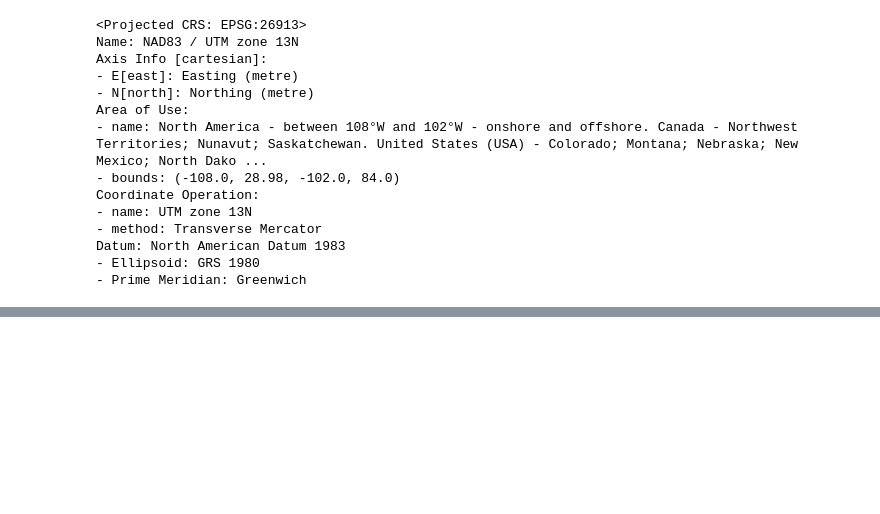
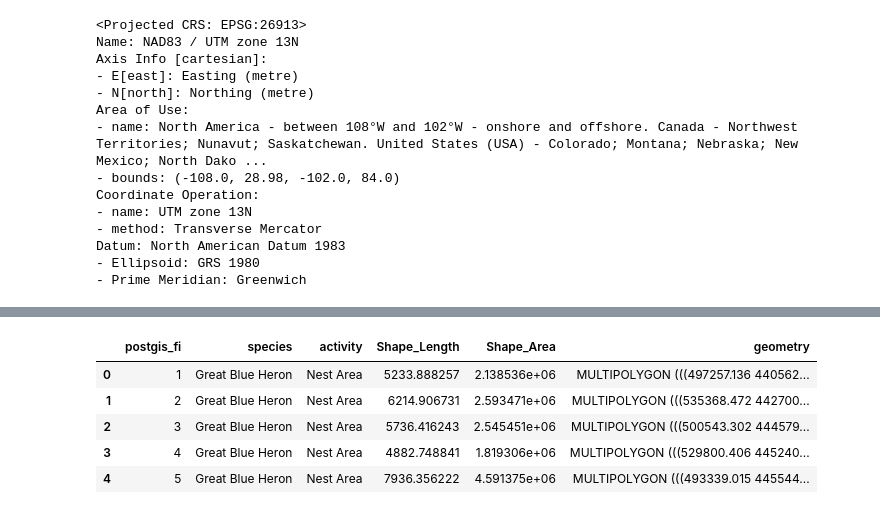
Before and after one commit to Ochwada/GeoAI-2023, a Jupyter notebook: Geospatial_DS_with_Python_GeoPandas/1_notebook.ipynb, the cells around one changed output, grey strips where cells are left out. Cells and saved outputs as stored; diff of their text form; code cells hidden in the pictures; blank space fills up the shorter version.

```diff
--- a/Geospatial_DS_with_Python_GeoPandas/1_notebook.ipynb
+++ b/Geospatial_DS_with_Python_GeoPandas/1_notebook.ipynb
@@ -112,0 +198,9 @@ plt.show()
+# %%
+gdb_heron.head()
+# %% [output]
+|  | postgis_fi | species | activity | Shape_Length | Shape_Area | geometry |
+| 0 | 1 | Great Blue Heron | Nest Area | 5233.888257 | 2.138536e+06 | MULTIPOLYGON (((497257.136 440562... |
+| 1 | 2 | Great Blue Heron | Nest Area | 6214.906731 | 2.593471e+06 | MULTIPOLYGON (((535368.472 442700... |
+| 2 | 3 | Great Blue Heron | Nest Area | 5736.416243 | 2.545451e+06 | MULTIPOLYGON (((500543.302 444579... |
+| 3 | 4 | Great Blue Heron | Nest Area | 4882.748841 | 1.819306e+06 | MULTIPOLYGON (((529800.406 445240... |
+| 4 | 5 | Great Blue Heron | Nest Area | 7936.356222 | 4.591375e+06 | MULTIPOLYGON (((493339.015 445544... |
```
Also changed, not shown: parts of 15 cells of this notebook.
